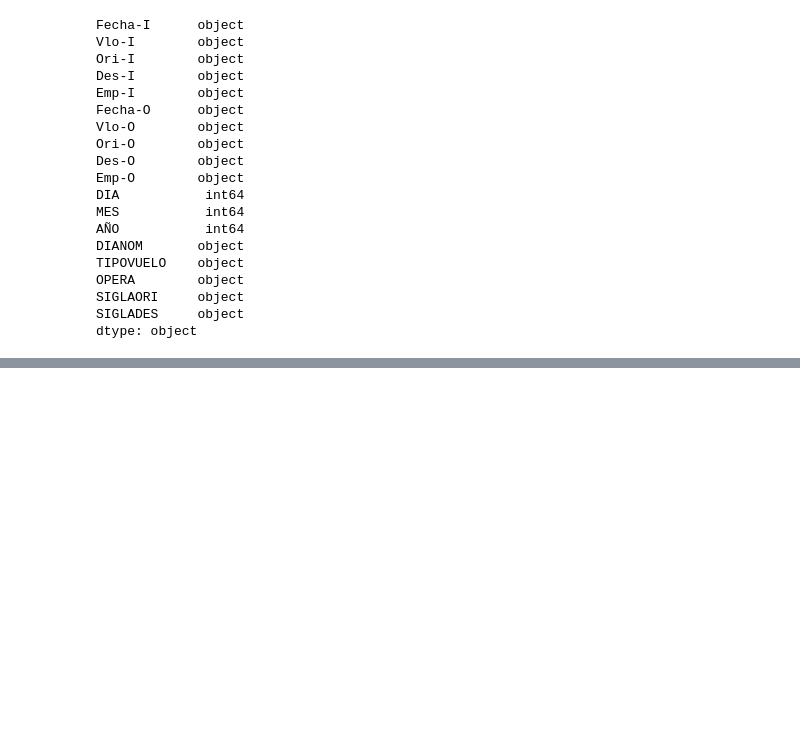
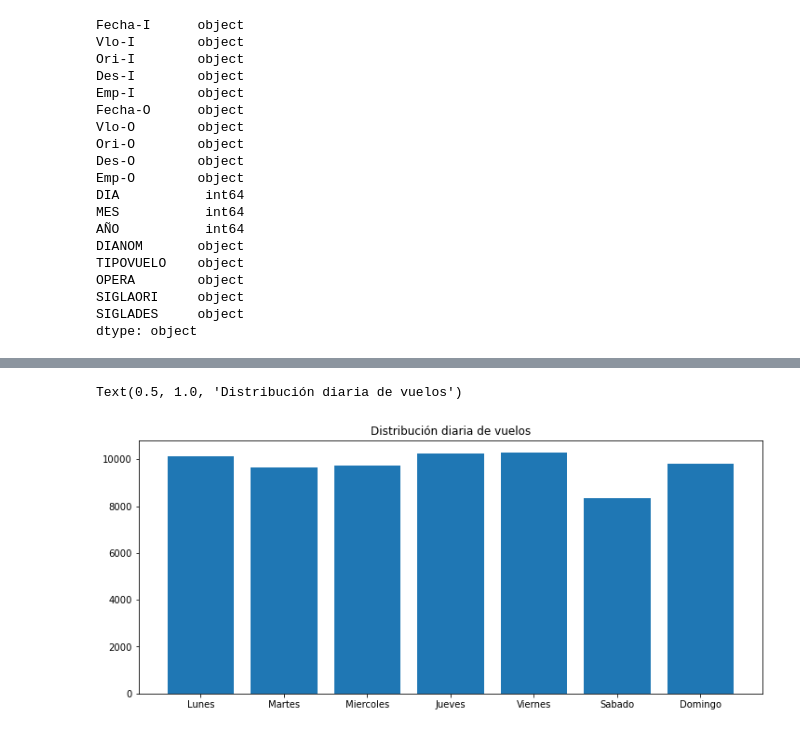
Before and after one commit to jmetchebarne/desafio_ds_latam, a Jupyter notebook: solution.ipynb, the cells around one changed output, grey strips where cells are left out. Drawn from its saved outputs; the diff is of its cells as text; code cells hidden in the pictures; blank space fills up the shorter version.

```diff
--- a/solution.ipynb
+++ b/solution.ipynb
@@ -3,6 +3,9 @@
 import pandas as pd
 import numpy as np
 import datetime
+import matplotlib.pyplot as plt
+
+plt.rcParams['figure.figsize'] = [12, 5]
 # %%
 # Paths
 dataset_path = './datasets/dataset_SCL.csv'
@@ -71,6 +76,8 @@ SIGLADES     object
 dtype: object
 # %%
 # Extracto del dataset
+df['Fecha-I'] = pd.to_datetime(df['Fecha-I'])
+df['Fecha-O'] = pd.to_datetime(df['Fecha-O'])
 df.head(5)
 # %% [output]
 |  | Fecha-I | Vlo-I | Ori-I | Des-I | Emp-I | Fecha-O | Vlo-O | Ori-O | Des-O | Emp-O | DIA | ... |
@@ -79,3 +86,20 @@ df.head(5)
 | 2 | 2017-01-03 23:30:00 | 226 | SCEL | KMIA | AAL | 2017-01-03 23:39:00 | 226 | SCEL | KMIA | AAL | 3 | ... |
 | 3 | 2017-01-04 23:30:00 | 226 | SCEL | KMIA | AAL | 2017-01-04 23:33:00 | 226 | SCEL | KMIA | AAL | 4 | ... |
 | 4 | 2017-01-05 23:30:00 | 226 | SCEL | KMIA | AAL | 2017-01-05 23:28:00 | 226 | SCEL | KMIA | AAL | 5 | ... |
+# %%
+# Ver Distribuciones
+# Intuicion: Al ser algo que funciona a diario, primero veremos distribucion diaria, luego mensual.
+dias_list = ['Lunes', 'Martes', 'Miercoles', 'Jueves', 'Viernes', 'Sabado', 'Domingo']
+dias_values = list(df['DIANOM'])
+dias_count_list = [dias_values.count('Lunes'),
+                    dias_values.count('Martes'),
+                    dias_values.count('Miercoles'),
+                    dias_values.count('Jueves'),
+                    dias_values.count('Viernes'),
+                    dias_values.count('Sabado'),
+                    dias_values.count('Domingo')]
+plt.bar(dias_list, dias_count_list)
+plt.title('Distribución diaria de vuelos')
+# %% [output]
+Text(0.5, 1.0, 'Distribución diaria de vuelos')
+[figure, added]
```
Also changed, not shown: parts of 3 cells of this notebook.
